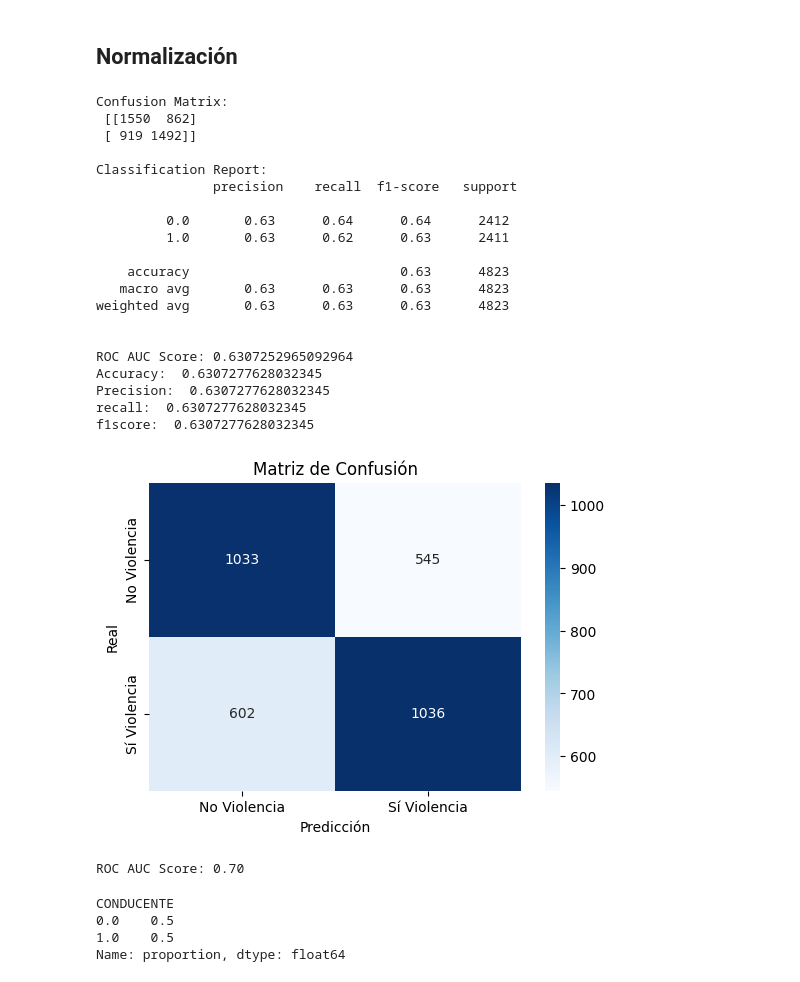
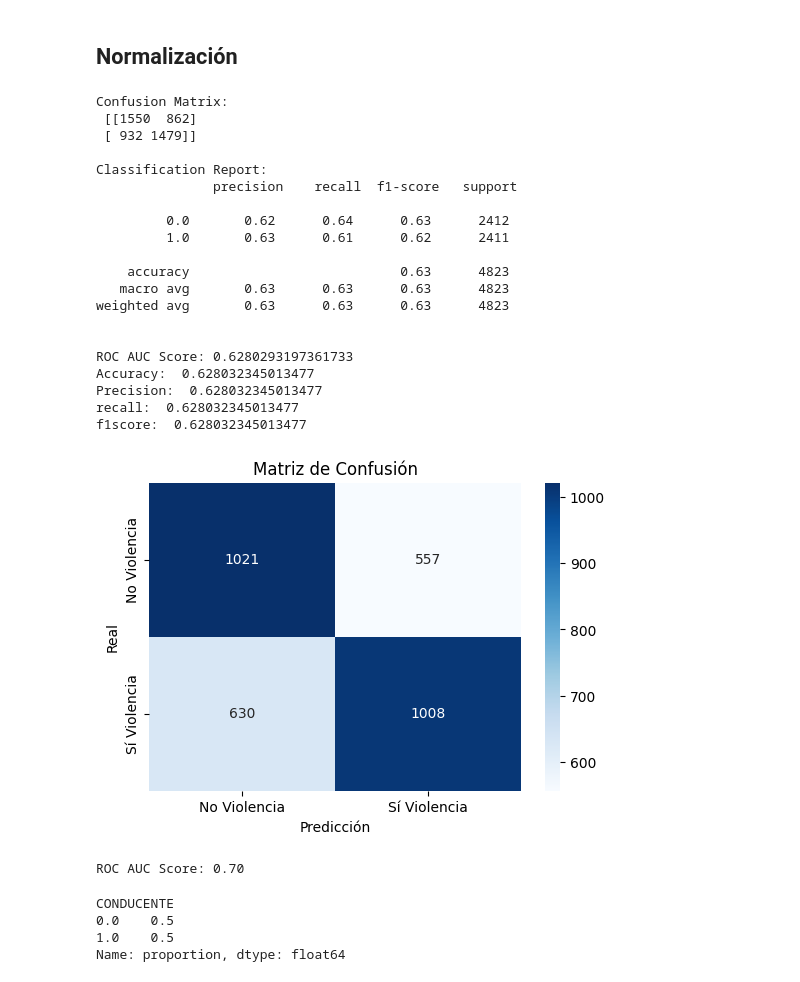
Before and after one commit to angelargd8/Proyecto3-MDD, a Jupyter notebook: reglog-remuestreo.ipynb, the cells around one changed output. Saved outputs shown, nothing was run; the diff lists cells and outputs as text; code cells hidden in the pictures.

```diff
--- a/reglog-remuestreo.ipynb
+++ b/reglog-remuestreo.ipynb
@@ -53,7 +53,7 @@ y = df['CONDUCENTE']
 
 # Selección de características
 X = df[[
-    'REP_DEP', 'REP_MUNI', 'VIC_SEXO', 'VIC_EDAD',
+    'VIC_SEXO', 'VIC_EDAD',
     'AGR_SEXO', 'AGR_EDAD', 'VIC_GRUPET', 'AGR_GRUPET',
     'VIC_NACIONAL', 'AGR_NACIONAL', 'VIC_OCUP', 'AGR_OCUP',
     'HEC_DEP', 'HEC_MUNI', 'HEC_AREA'
@@ -195,8 +191,8 @@ plt.show()
 ## Normalización
 # %%
 # Variables numéricas y categóricas
-num_features = ['VIC_EDAD', 'AGR_EDAD', 'VIC_EDADMUJ', 'VIC_EDADHOM', 'AGR_EDADMUJ', 'AGR_EDADHOM']
-cat_features = ['REP_DEP', 'REP_MUNI', 'VIC_SEXO', 'AGR_SEXO', 'VIC_GRUPET', 'AGR_GRUPET',
+num_features = ['VIC_EDAD', 'AGR_EDAD', 'VIC_EDADMUJ', 'AGR_EDADHOM']
+cat_features = [ 'VIC_SEXO', 'AGR_SEXO', 'VIC_GRUPET', 'AGR_GRUPET',
                 'VIC_NACIONAL', 'AGR_NACIONAL', 'VIC_OCUP', 'AGR_OCUP', 'HEC_DEP', 'HEC_MUNI', 'HEC_AREA']
 
 # Preprocesamiento
@@ -212,7 +208,7 @@ model = Pipeline(steps=[
     ('classifier', LogisticRegression(max_iter=1000, class_weight='balanced'))
 ])
 # %%
-sexo_edad_cols = ['VIC_EDADMUJ', 'VIC_EDADHOM', 'AGR_EDADMUJ', 'AGR_EDADHOM']
+sexo_edad_cols = ['VIC_EDADMUJ',  'AGR_EDADHOM']
 df[sexo_edad_cols] = df[sexo_edad_cols].fillna(0)
 
 # Separar X e y
@@ -240,42 +236,42 @@ print('Precision: ', precision)
 print('recall: ',recall)
 print('f1score: ',f1)
 
 
 # Visualización
 plt.figure(figsize=(6, 4))
 sns.heatmap(cm, annot=True, fmt='d', cmap='Blues',
             xticklabels=["No Violencia", "Sí Violencia"],
             yticklabels=["No Violencia", "Sí Violencia"])
 plt.xlabel("Predicción")
 plt.ylabel("Real")
 plt.title("Matriz de Confusión")
 plt.show()
 
 # ROC
 y_prob = model.predict_proba(X_test)[:, 1]
 print(f"\nROC AUC Score: {roc_auc_score(y_test, y_prob):.2f}")
 # %% [output]
 Confusion Matrix:
  [[1550  862]
- [ 919 1492]]
+ [ 932 1479]]
 
 Classification Report:
                precision    recall  f1-score   support
 
-         0.0       0.63      0.64      0.64      2412
-         1.0       0.63      0.62      0.63      2411
+         0.0       0.62      0.64      0.63      2412
+         1.0       0.63      0.61      0.62      2411
 
     accuracy                           0.63      4823
    macro avg       0.63      0.63      0.63      4823
 weighted avg       0.63      0.63      0.63      4823
 
 
-ROC AUC Score: 0.6307252965092964
-Accuracy:  0.6307277628032345
-Precision:  0.6307277628032345
-recall:  0.6307277628032345
-f1score:  0.6307277628032345
+ROC AUC Score: 0.6280293197361733
+Accuracy:  0.628032345013477
+Precision:  0.628032345013477
+recall:  0.628032345013477
+f1score:  0.628032345013477
-[figure, old version]
+[figure, new version]
 ROC AUC Score: 0.70
 # %%
 print(df['CONDUCENTE'].value_counts(normalize=True))
```
Also changed, not shown: parts of 15 cells of this notebook, 6 other files.
